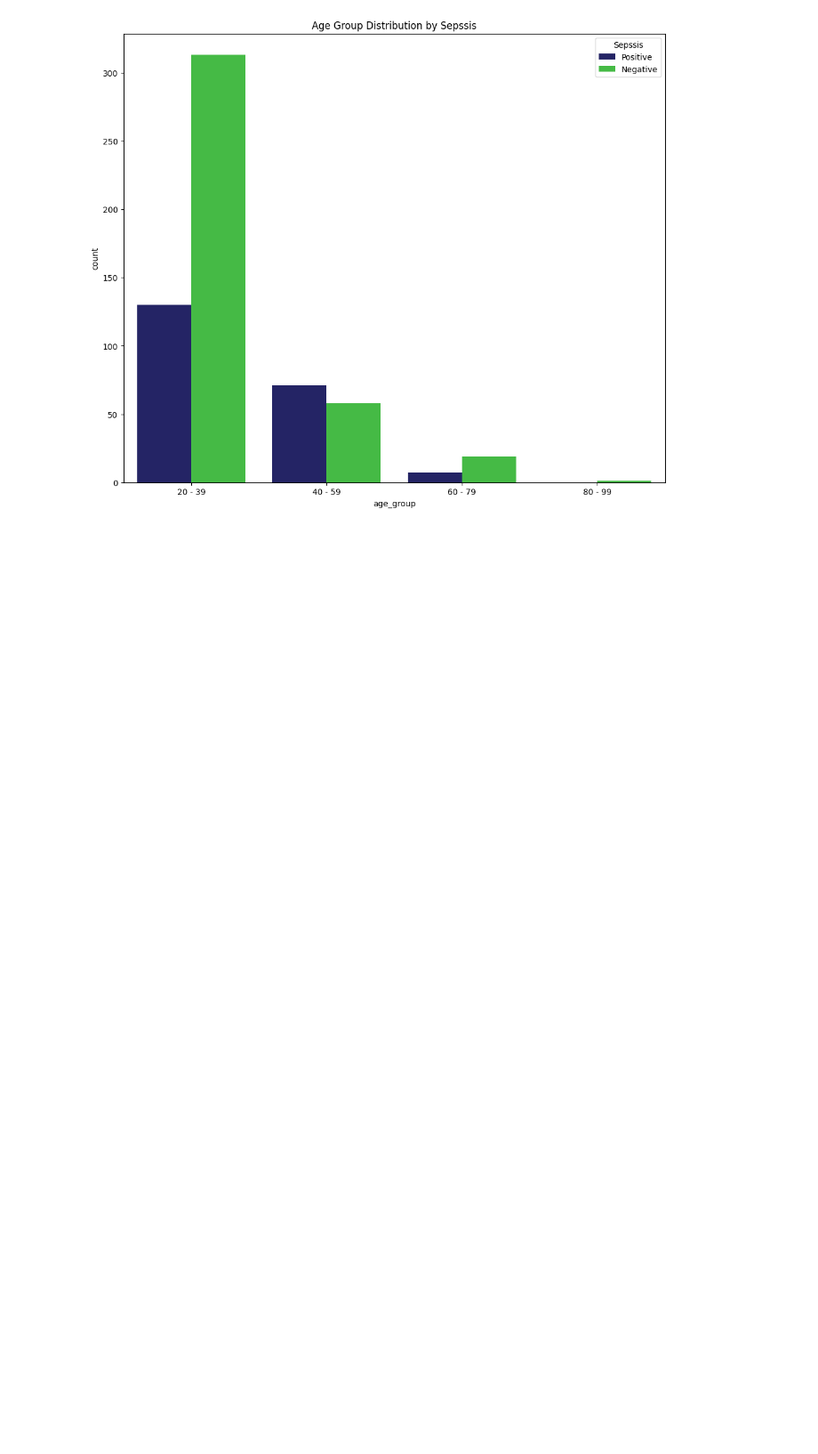
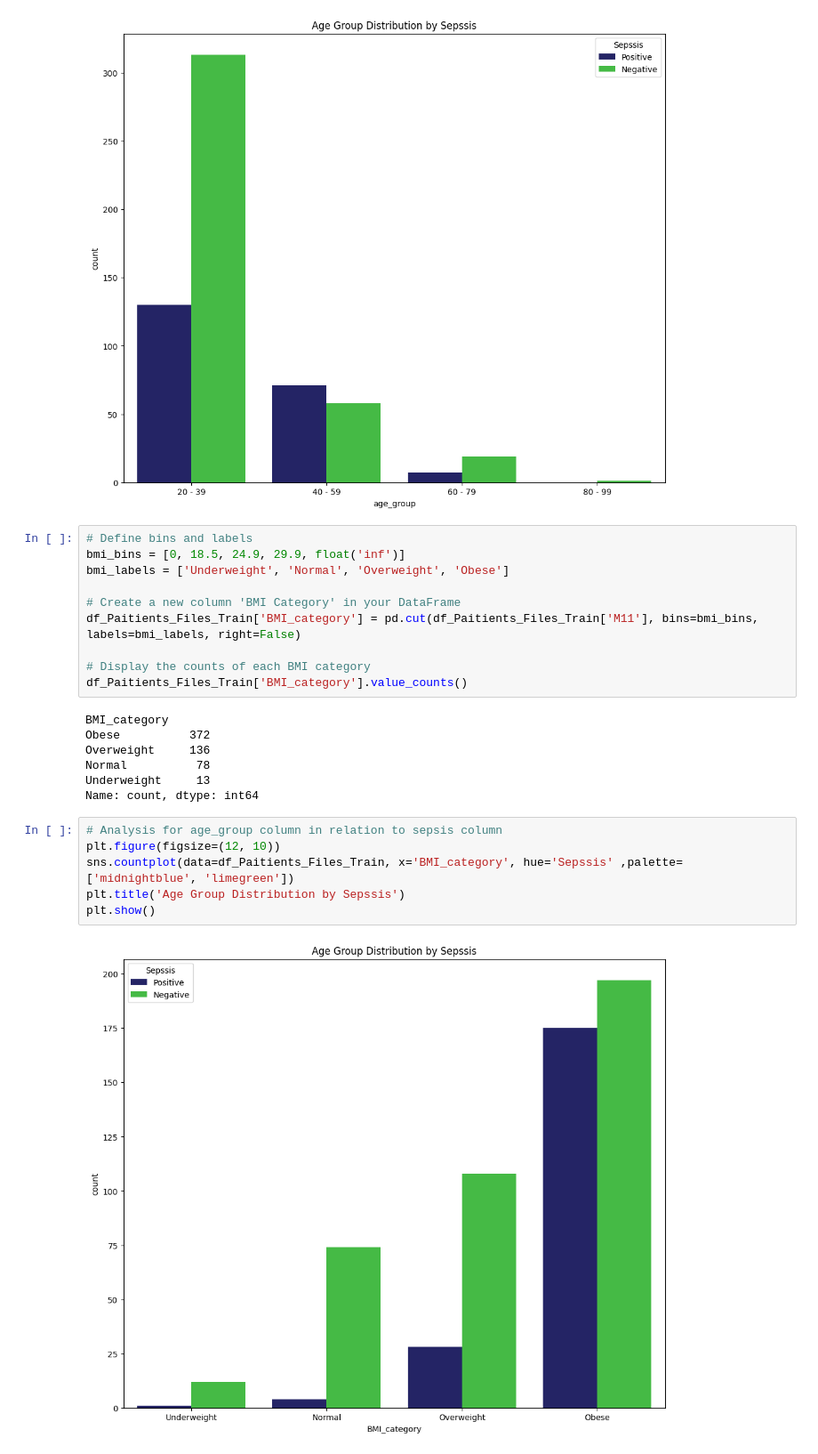
Before and after one commit to Samidirbsa/Career_Accelerator_P5-ML_API, a Jupyter notebook: Notebook.ipynb, the cells around one changed output. Shown at 89% size. Saved outputs shown, nothing was run; the diff lists cells and outputs as text; blank space fills up the shorter version.

```diff
--- a/Notebook.ipynb
+++ b/Notebook.ipynb
@@ -472,3 +472,28 @@ plt.title('Age Group Distribution by Sepssis')
 plt.show()
 # %% [output]
 [figure]
+# %%
+# Define bins and labels
+bmi_bins = [0, 18.5, 24.9, 29.9, float('inf')]
+bmi_labels = ['Underweight', 'Normal', 'Overweight', 'Obese']
+
+# Create a new column 'BMI Category' in your DataFrame
+df_Paitients_Files_Train['BMI_category'] = pd.cut(df_Paitients_Files_Train['M11'], bins=bmi_bins, labels=bmi_labels, right=False)
+
+# Display the counts of each BMI category
+df_Paitients_Files_Train['BMI_category'].value_counts()
+# %% [output]
+BMI_category
+Obese          372
+Overweight     136
+Normal          78
+Underweight     13
+Name: count, dtype: int64
+# %%
+# Analysis for age_group column in relation to sepsis column
+plt.figure(figsize=(12, 10))
+sns.countplot(data=df_Paitients_Files_Train, x='BMI_category', hue='Sepssis' ,palette=['midnightblue', 'limegreen'])
+plt.title('Age Group Distribution by Sepssis')
+plt.show()
+# %% [output]
+[figure, added]
```
